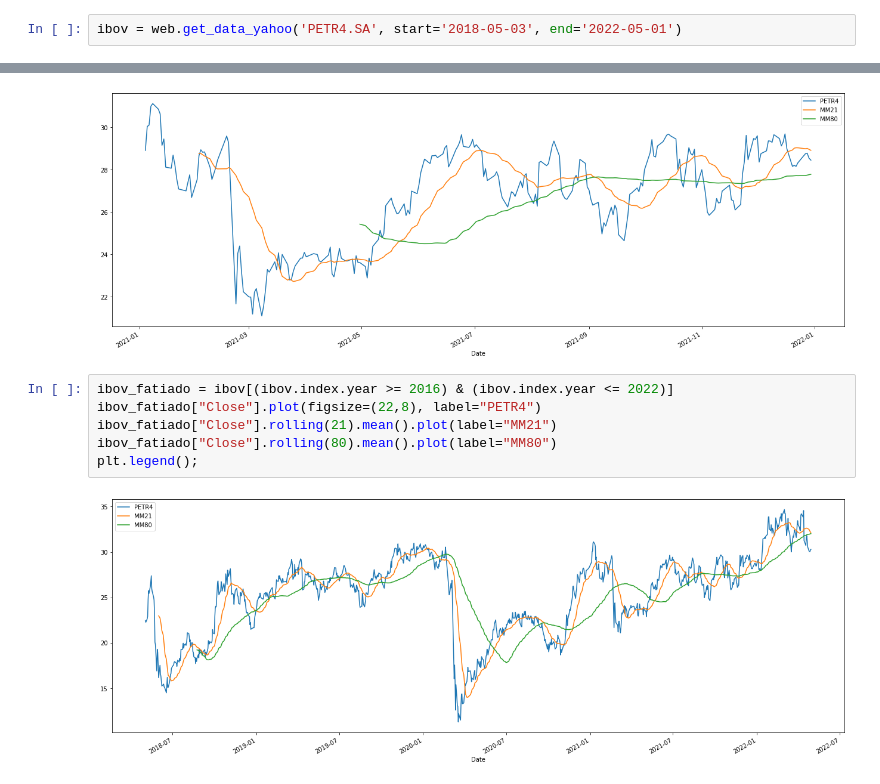
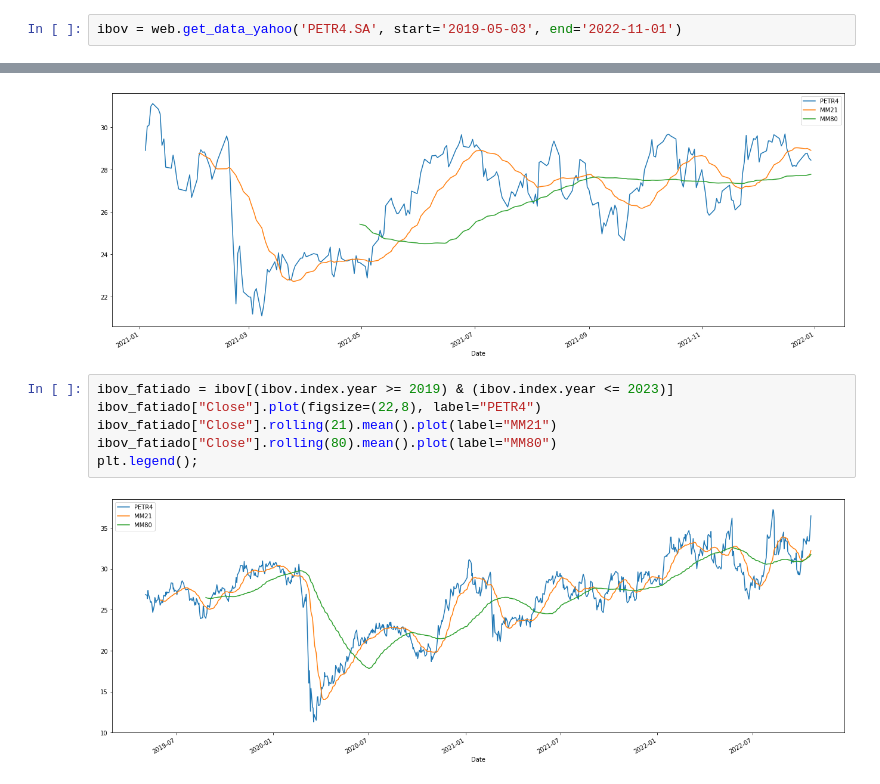
Before and after one commit to cleifton/Data_Science, a Jupyter notebook: Analise_Petr4.ipynb, the cells around one changed output, grey strips where cells are left out. Saved outputs shown, nothing was run; the diff lists cells and outputs as text.

```diff
--- a/Analise_Petr4.ipynb
+++ b/Analise_Petr4.ipynb
@@ -29,5 +30,5 @@ Requirement already satisfied: certifi>=2017.4.17 in /usr/local/lib/python3.7/di
 # %%
-ibov = web.get_data_yahoo('PETR4.SA', start='2018-05-03', end='2022-05-01')
+ibov = web.get_data_yahoo('PETR4.SA', start='2019-05-03', end='2022-11-01')
 # %% [output]
 [*********************100%***********************]  1 of 1 completed
 # %%
@@ -66,13 +67,13 @@ plt.legend();
 # %% [output]
 [figure]
 # %%
-ibov_fatiado = ibov[(ibov.index.year >= 2016) & (ibov.index.year <= 2022)]
+ibov_fatiado = ibov[(ibov.index.year >= 2019) & (ibov.index.year <= 2023)]
 ibov_fatiado["Close"].plot(figsize=(22,8), label="PETR4")
 ibov_fatiado["Close"].rolling(21).mean().plot(label="MM21")
 ibov_fatiado["Close"].rolling(80).mean().plot(label="MM80")
 plt.legend();
 # %% [output]
-[figure, old version]
+[figure, new version]
 # %%
 ibov_fatiado = ibov[ibov.index.month == 12]
 ibov_fatiado.tail(20)
```
Also changed, not shown: parts of 6 cells of this notebook.
